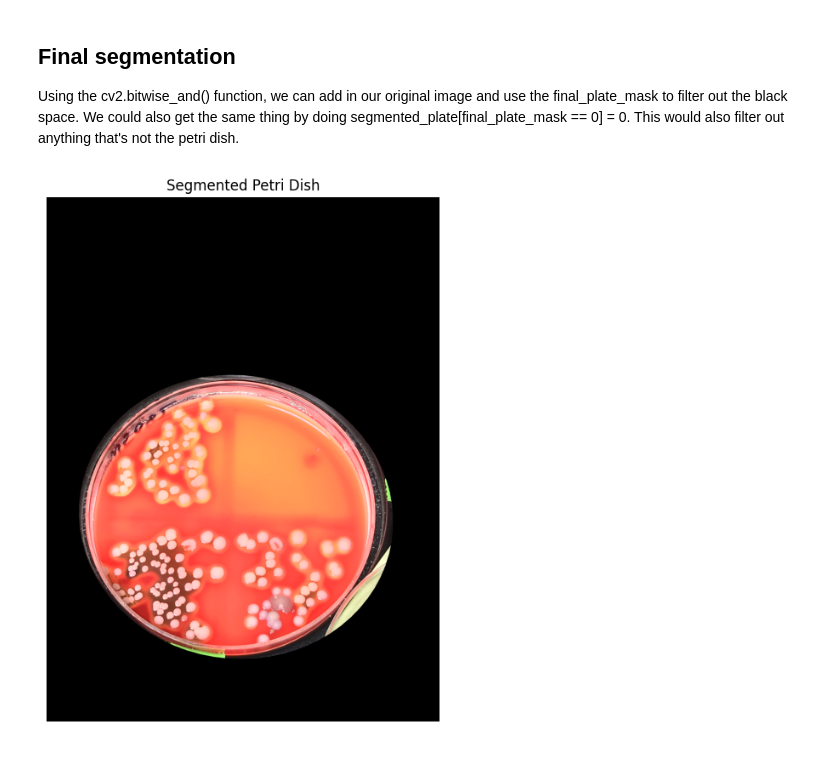
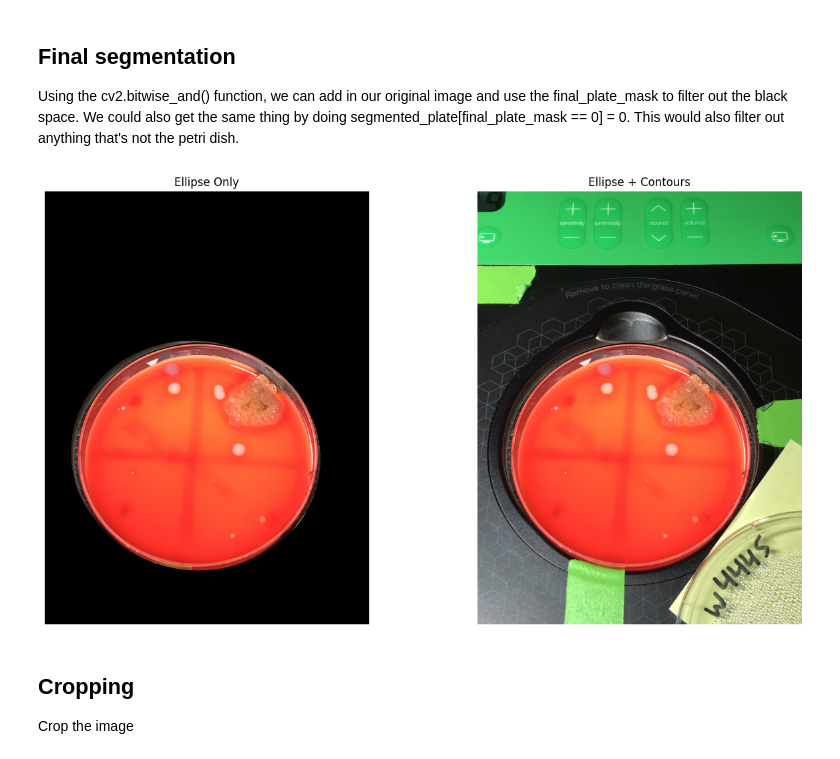
Before and after one commit to JustinTrannn/SEE-Insight, a Jupyter notebook: notebooks/02_petri_dish_segmentation.ipynb, the cells around one changed output. Saved outputs shown, nothing was run; the diff lists cells and outputs as text; code cells hidden in the pictures.

Commit message:
Added a section to crop images and save images to new file

```diff
--- a/notebooks/02_petri_dish_segmentation.ipynb
+++ b/notebooks/02_petri_dish_segmentation.ipynb
@@ -5,12 +6,12 @@ import matplotlib.pyplot as plt
 
 from pathlib import Path
 # %%
-image_dir = Path("../data")
+image_dir = Path("../data/raw")
 
 image_paths = list(image_dir.glob("*.png"))
 print("Number of images:", len(image_paths))
 
-image_path = image_paths[0]
+image_path = image_paths[3]
 print("Image we will work with:", image_path)
 # %% [output]
 Number of images: 4
@@ -273,18 +276,29 @@ Using the cv2.bitwise_and() function, we can add in our original image and use t
 # %%
 segmented_plate = cv2.bitwise_and(
     image_rgb,
     image_rgb,
     mask=final_plate_mask
 )
 
 # This would also work
 # segmented_plate = image_rgb.copy()
 # segmented_place[final_plate_mask==0] = 0
 
-plt.figure(figsize=(8, 8))
-plt.imshow(segmented_plate)
-plt.title("Segmented Petri Dish")
-plt.axis("off")
+fig, axes = plt.subplots(1, 2, figsize=(14, 7))
+
+axes[0].imshow(segmented_plate)
+axes[0].set_title("Ellipse Only")
+axes[0].axis("off")
+
+axes[1].imshow(image_rgb)
+axes[1].set_title("Ellipse + Contours")
+axes[1].axis("off")
+
+plt.tight_layout()
 plt.show()
 # %% [output]
-[figure, old version]
+[figure, new version]
+# %% [markdown]
+## Cropping
+
+Crop the image
```
Also changed, not shown: parts of 13 cells of this notebook.
